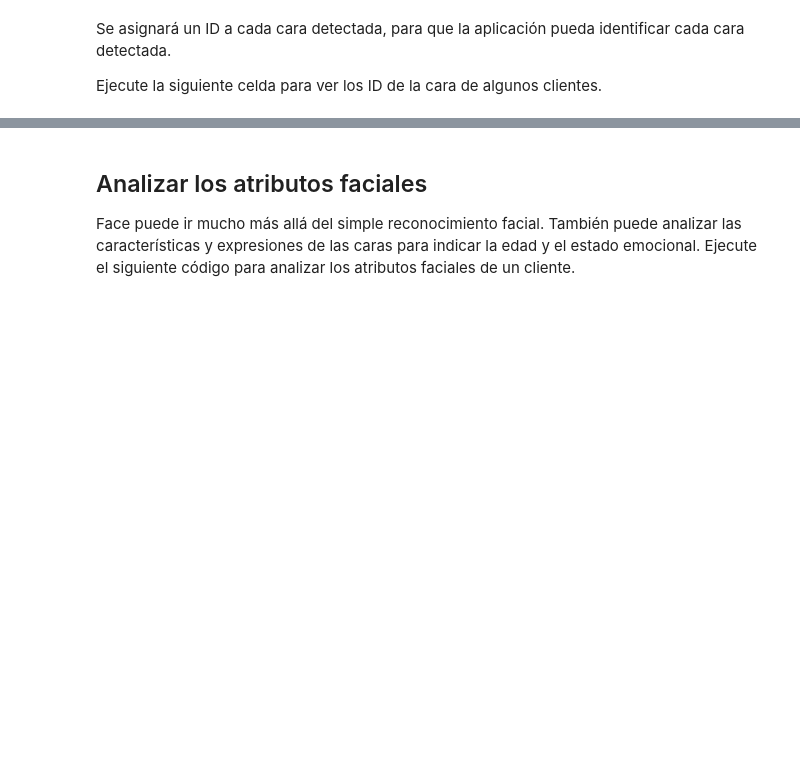
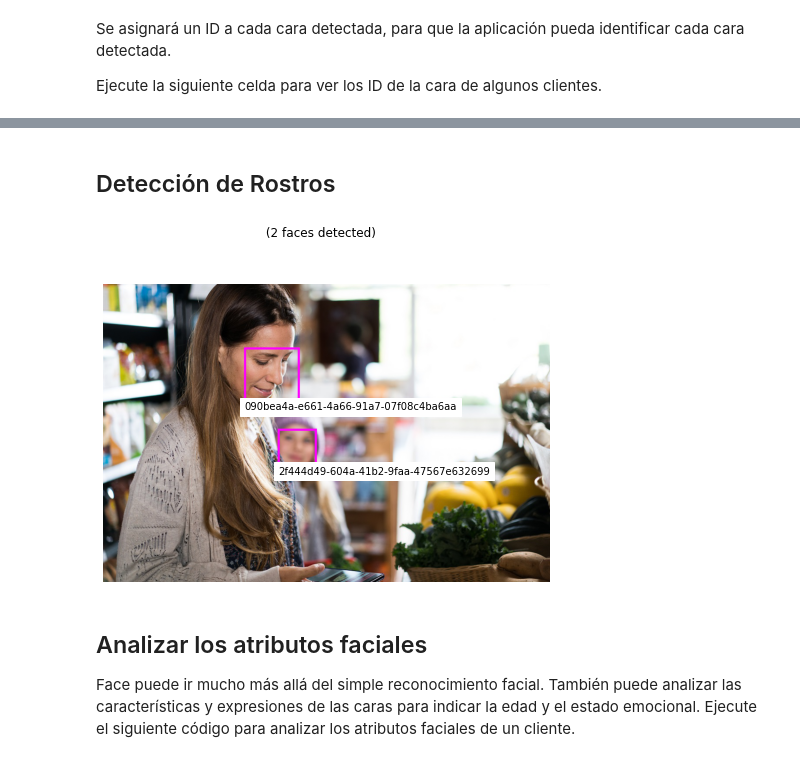
Before and after one commit to FernandaOchoa/AI-Fundamentals-Azure, a Jupyter notebook: notebooks/04 - Face Analysis.ipynb, the cells around one changed output, grey strips where cells are left out. Cells and saved outputs as stored; diff of their text form; code cells hidden in the pictures; blank space fills up the shorter version.

```diff
--- a/notebooks/04 - Face Analysis.ipynb
+++ b/notebooks/04 - Face Analysis.ipynb
@@ -69,13 +110,17 @@ Ejecute la siguiente celda para ver los ID de la cara de algunos clientes.
+# %%
+# Abrir una imagen
+image_path = os.path.join('../data', 'face', 'store_cam3.jpg')
+image_stream = open(image_path, "rb")
+# %% [markdown]
+## Detección de Rostros
 # %%
-# Abrir una imagen
-image_path = os.path.join('data', 'face', 'store_cam3.jpg')
-image_stream = open(image_path, "rb")
-
 # Detectar caras
-detected_faces = face_client.face.detect_with_stream(image=image_stream)
+detected_faces = client.face.detect_with_stream(image=image_stream)
 
 # Mostrar las caras (código en python_code/faces.py)
 faces.show_faces(image_path, detected_faces, show_id=True)
+# %% [output]
+[figure, added]
 # %% [markdown]
 ## Analizar los atributos faciales
 
```
Also changed, not shown: parts of 23 cells of this notebook, 2 other files.
